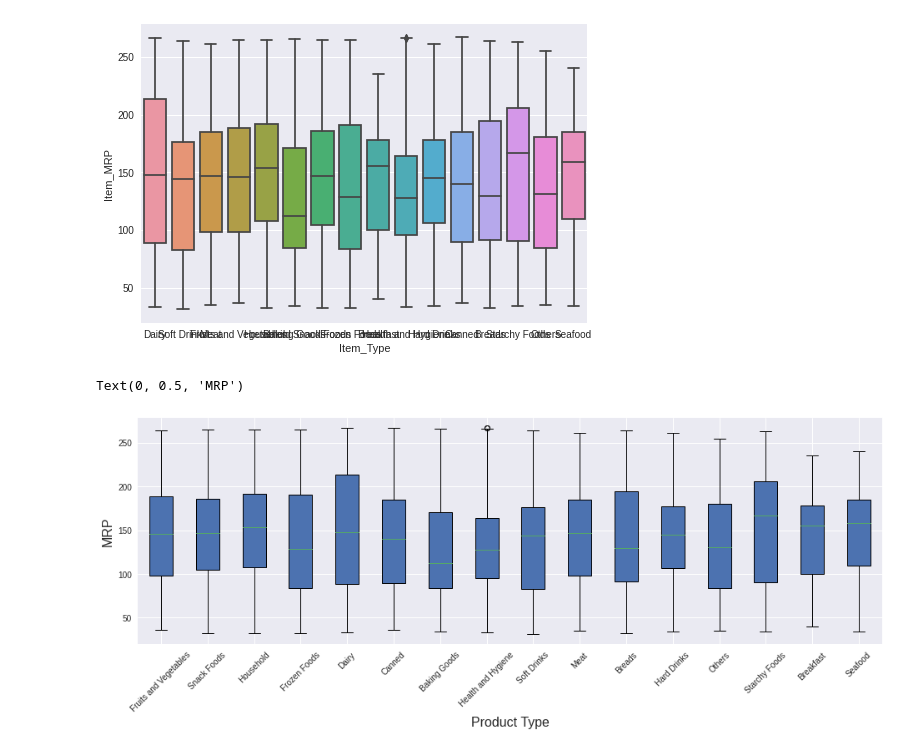
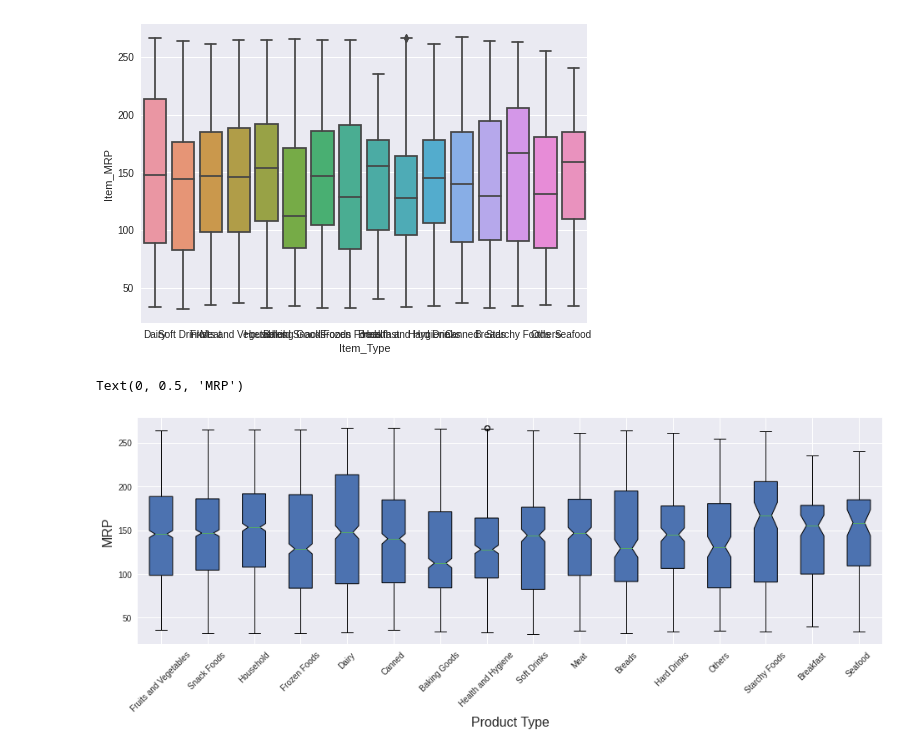
Before and after one commit to mvince33/food-sales-predictions, a Jupyter notebook: food_sales_predictions.ipynb, the cells around one changed output. Saved outputs shown, nothing was run; the diff lists cells and outputs as text; code cells hidden in the pictures.

```diff
--- a/food_sales_predictions.ipynb
+++ b/food_sales_predictions.ipynb
@@ -361,19 +360,20 @@ sns.boxplot(x = 'Item_Type', y = 'Item_MRP', data = df)
 # %%
 # Since the labels are overlapping on the above boxplot we
 # will take the time to construct a prettier set of boxplots.
 
 # Get the values to construct boxplots of
 food_types = df['Item_Type'].value_counts().index
-values = [df.loc[df['Item_Type'] == item_type, 'Item_MRP'] for item_type in labels]
+mrp = [df.loc[df['Item_Type'] == item_type, 'Item_MRP'] for item_type in food_types]
 
 # Construct the boxplots
 fig, axes = plt.subplots(nrows = 1, ncols = 1, figsize = (16, 5))
-boxplots = axes.boxplot(values,
+boxplots = axes.boxplot(mrp,
                         labels = food_types,
-                        patch_artist=True)
+                        patch_artist = True,
+                        notch = True)
 plt.xticks(rotation = 45)
 plt.xlabel('Product Type', fontsize = 16)
 plt.ylabel('MRP', fontsize = 16)
 # %% [output]
 Text(0, 0.5, 'MRP')
-[figure, old version]
+[figure, new version]
```
Also changed, not shown: parts of 5 cells of this notebook.
